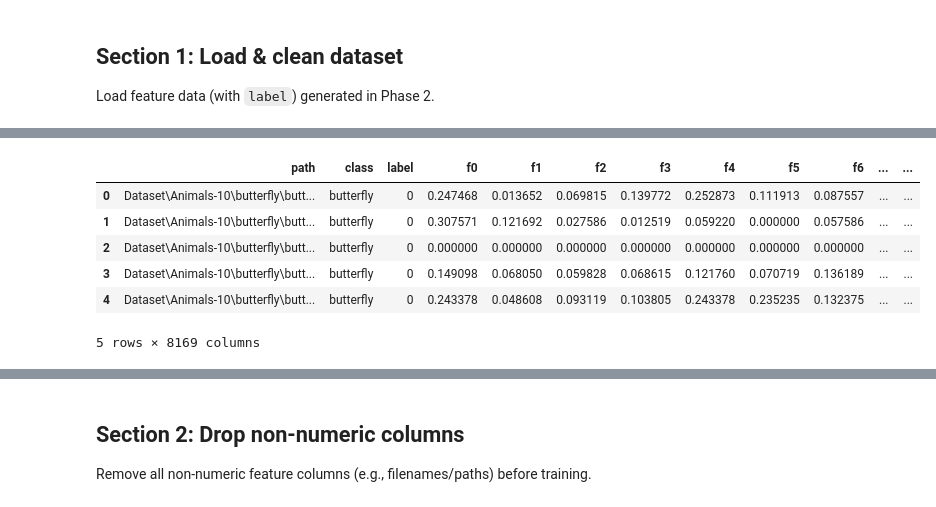
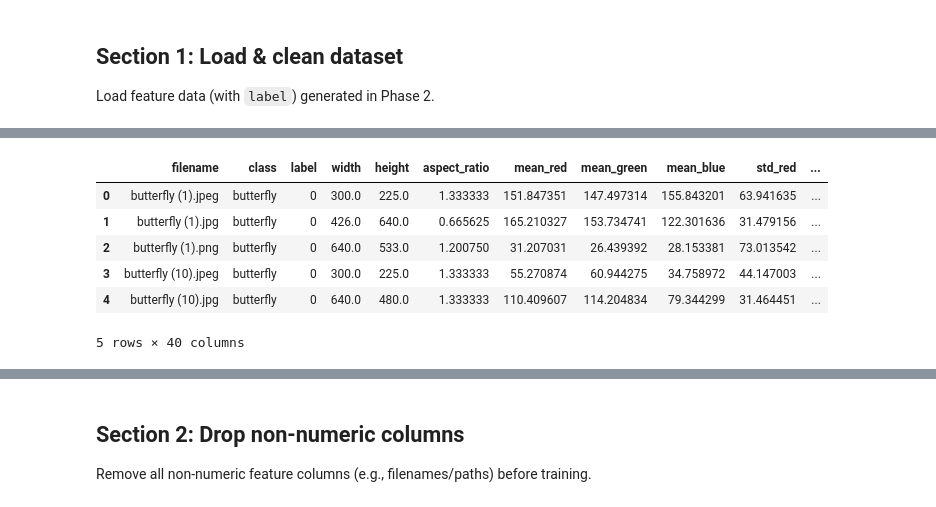
Before and after one commit to hanieghp/Animal10-Region-Based-Image-Classification, a Jupyter notebook: phase3.ipynb, the cells around one changed output, grey strips where cells are left out. Saved outputs shown, nothing was run; the diff lists cells and outputs as text; code cells hidden in the pictures.

```diff
--- a/phase3.ipynb
+++ b/phase3.ipynb
@@ -6,26 +6,38 @@ Train and tune SVM and Decision Tree classifiers using the pre-extracted image f
 ## Section 1: Load & clean dataset
 Load feature data (with `label`) generated in Phase 2.
 # %%
+
 from pathlib import Path
+import logging
 import pandas as pd
 import numpy as np
-from sklearn.model_selection import train_test_split, GridSearchCV
+from sklearn.model_selection import train_test_split, RandomizedSearchCV, StratifiedKFold
 from sklearn.svm import SVC
 from sklearn.tree import DecisionTreeClassifier
 from sklearn.metrics import classification_report, confusion_matrix
 import joblib
+from sklearn.preprocessing import StandardScaler
+from sklearn.pipeline import Pipeline
 
-data_path = Path("feature.csv")
+logging.basicConfig(
+    level=logging.INFO,
+    format="%(asctime)s [%(levelname)s] %(message)s",
+    force=True,
+)
+
+data_path = Path("feature2.csv")
 if not data_path.exists():
-    fallback_path = Path("features.csv")
+    fallback_path = Path("feature2.csv")
     if fallback_path.exists():
-        print("feature.csv not found. Falling back to features.csv.")
+        logging.info("feature.csv not found. Falling back to features.csv.")
         data_path = fallback_path
     else:
         raise FileNotFoundError("feature.csv not found (also checked features.csv).")
 
+logging.info("Loading dataset from %s", data_path)
 df = pd.read_csv(data_path)
-print(f"Loaded {data_path} with shape: {df.shape}")
-print("Columns:", df.columns.tolist())
+logging.info("Loaded dataset shape: %s", df.shape)
+logging.info("Columns: %s", df.columns.tolist())
+
 df.head()
 # %% [output]
@@ -35,7 +47,7 @@ Columns: ['path', 'class', 'label', 'f0', 'f1', 'f2', 'f3', 'f4', 'f5', 'f6', 'f
-|  | path | class | label | f0 | f1 | f2 | f3 | f4 | f5 | f6 | ... | ... |
-| 0 | Dataset\Animals-10\butterfly\butt... | butterfly | 0 | 0.247468 | 0.013652 | 0.069815 | 0.139772 | 0.252873 | 0.111913 | 0.087557 | ... | ... |
-| 1 | Dataset\Animals-10\butterfly\butt... | butterfly | 0 | 0.307571 | 0.121692 | 0.027586 | 0.012519 | 0.059220 | 0.000000 | 0.057586 | ... | ... |
-| 2 | Dataset\Animals-10\butterfly\butt... | butterfly | 0 | 0.000000 | 0.000000 | 0.000000 | 0.000000 | 0.000000 | 0.000000 | 0.000000 | ... | ... |
-| 3 | Dataset\Animals-10\butterfly\butt... | butterfly | 0 | 0.149098 | 0.068050 | 0.059828 | 0.068615 | 0.121760 | 0.070719 | 0.136189 | ... | ... |
-| 4 | Dataset\Animals-10\butterfly\butt... | butterfly | 0 | 0.243378 | 0.048608 | 0.093119 | 0.103805 | 0.243378 | 0.235235 | 0.132375 | ... | ... |
+|  | filename | class | label | width | height | aspect_ratio | mean_red | mean_green | mean_blue | std_red | ... |
+| 0 | butterfly (1).jpeg | butterfly | 0 | 300.0 | 225.0 | 1.333333 | 151.847351 | 147.497314 | 155.843201 | 63.941635 | ... |
+| 1 | butterfly (1).jpg | butterfly | 0 | 426.0 | 640.0 | 0.665625 | 165.210327 | 153.734741 | 122.301636 | 31.479156 | ... |
+| 2 | butterfly (1).png | butterfly | 0 | 640.0 | 533.0 | 1.200750 | 31.207031 | 26.439392 | 28.153381 | 73.013542 | ... |
+| 3 | butterfly (10).jpeg | butterfly | 0 | 300.0 | 225.0 | 1.333333 | 55.270874 | 60.944275 | 34.758972 | 44.147003 | ... |
+| 4 | butterfly (10).jpg | butterfly | 0 | 640.0 | 480.0 | 1.333333 | 110.409607 | 114.204834 | 79.344299 | 31.464451 | ... |
-5 rows × 8169 columns
+5 rows × 40 columns
```
Also changed, not shown: parts of 9 cells of this notebook, 4 other files.
